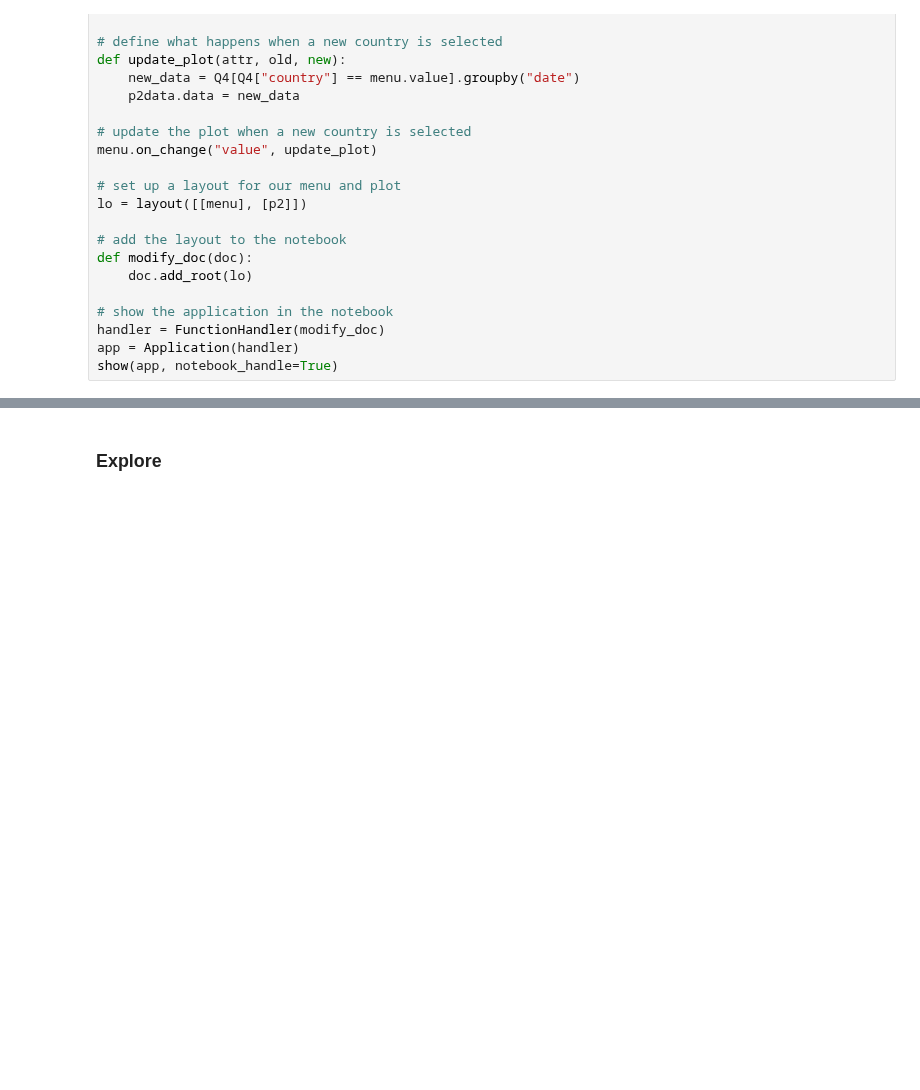
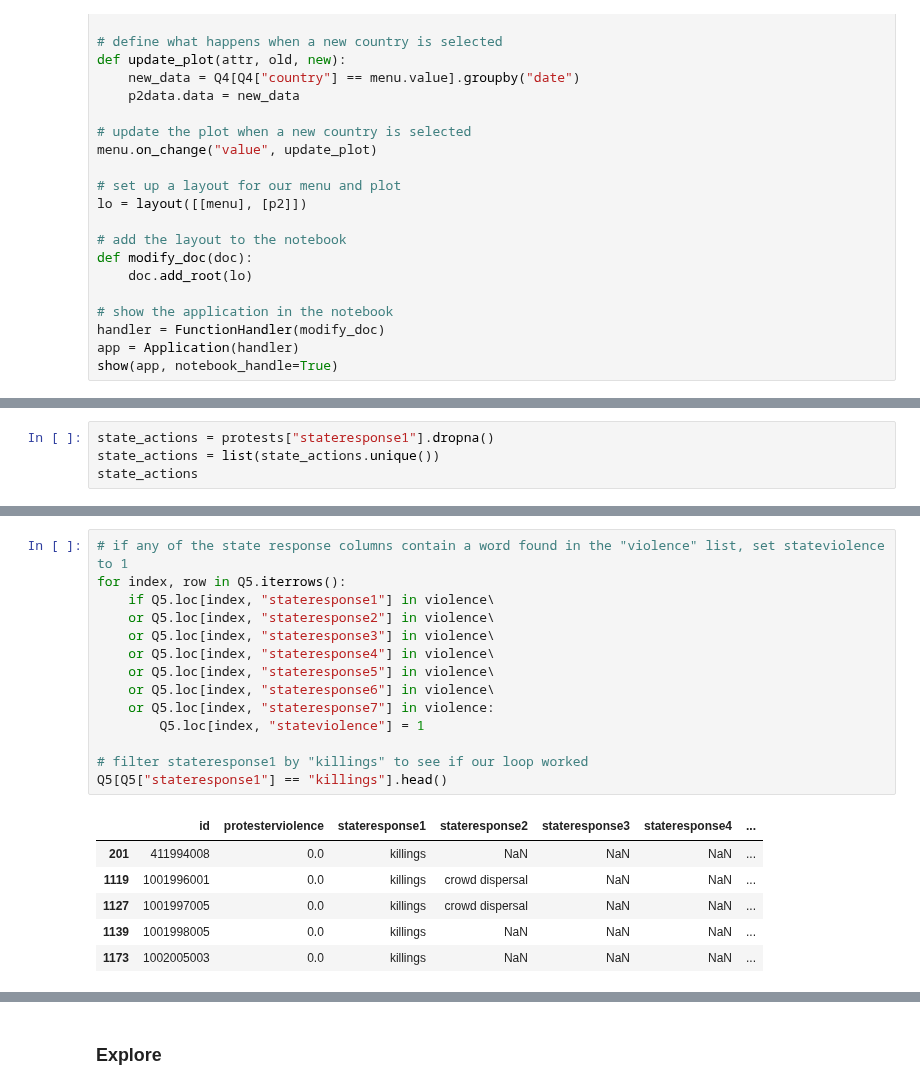
Before and after one commit to UNC-Libraries-data/Python, a Jupyter notebook: Jupyter/Pandas.ipynb, the cells around one changed output, grey strips where cells are left out. Drawn from its saved outputs; the diff is of its cells as text; blank space fills up the shorter version.

```diff
--- a/Jupyter/Pandas.ipynb
+++ b/Jupyter/Pandas.ipynb
@@ -797,0 +663,4 @@ Name: stateresponse1, dtype: int64
+# %%
+state_actions = protests["stateresponse1"].dropna()
+state_actions = list(state_actions.unique())
+state_actions
@@ -797,0 +696,21 @@ Name: stateresponse1, dtype: int64
+# %%
+# if any of the state response columns contain a word found in the "violence" list, set stateviolence to 1
+for index, row in Q5.iterrows():
+    if Q5.loc[index, "stateresponse1"] in violence\
+    or Q5.loc[index, "stateresponse2"] in violence\
+    or Q5.loc[index, "stateresponse3"] in violence\
+    or Q5.loc[index, "stateresponse4"] in violence\
+    or Q5.loc[index, "stateresponse5"] in violence\
+    or Q5.loc[index, "stateresponse6"] in violence\
+    or Q5.loc[index, "stateresponse7"] in violence:
+        Q5.loc[index, "stateviolence"] = 1
+
+# filter stateresponse1 by "killings" to see if our loop worked
+Q5[Q5["stateresponse1"] == "killings"].head()
+# %% [output]
+|  | id | protesterviolence | stateresponse1 | stateresponse2 | stateresponse3 | stateresponse4 | ... |
+| 201 | 411994008 | 0.0 | killings | NaN | NaN | NaN | ... |
+| 1119 | 1001996001 | 0.0 | killings | crowd dispersal | NaN | NaN | ... |
+| 1127 | 1001997005 | 0.0 | killings | crowd dispersal | NaN | NaN | ... |
+| 1139 | 1001998005 | 0.0 | killings | NaN | NaN | NaN | ... |
+| 1173 | 1002005003 | 0.0 | killings | NaN | NaN | NaN | ... |
```
Also changed, not shown: parts of 26 cells of this notebook.
